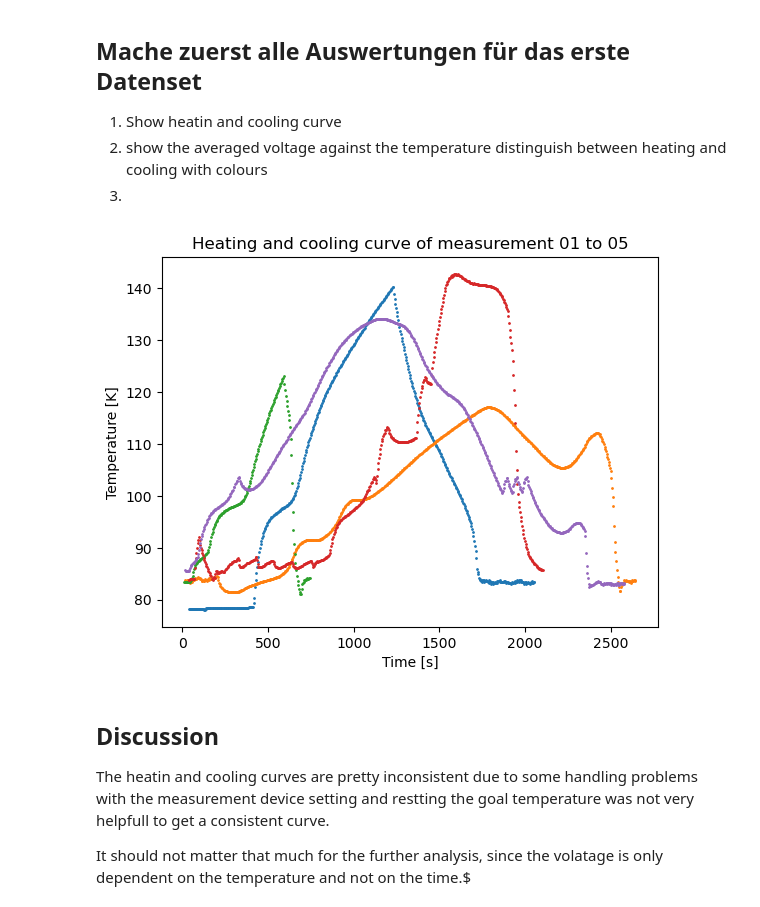
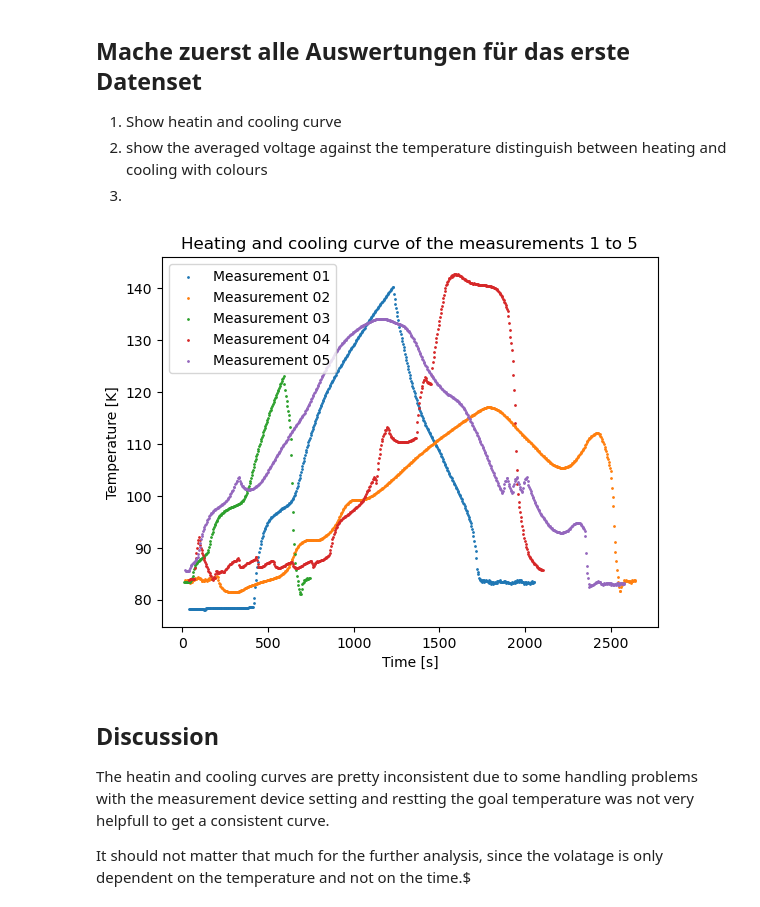
Before and after one commit to JanZur/Solid_state_physics_lab, a Jupyter notebook: solidstates_lab.ipynb, the cells around one changed output. Drawn from its saved outputs; the diff is of its cells as text; code cells hidden in the pictures.

```diff
--- a/solidstates_lab.ipynb
+++ b/solidstates_lab.ipynb
@@ -43,33 +43,34 @@ plt.scatter(measurement_07_data[:,5], measurement_07_data[:,4], s =1)
 # %%
 # 1. Show heating and cooling curve
 #temperature_uncertainty_01 =  np.abs(measurement_01_data[:,5] - measurement_01_data[:,0])
 
 measurement_01_data_average_temperature = (measurement_01_data[:,0] + measurement_01_data[:,5]) / 2
 measurement_02_data_average_temperature = (measurement_02_data[:,0] + measurement_02_data[:,5]) / 2
 measurement_03_data_average_temperature = (measurement_03_data[:,0] + measurement_03_data[:,5]) / 2
 measurement_04_data_average_temperature = (measurement_04_data[:,0] + measurement_04_data[:,5]) / 2
 measurement_05_data_average_temperature = (measurement_05_data[:,0] + measurement_05_data[:,5]) / 2
 measurement_06_data_average_temperature = (measurement_06_data[:,0] + measurement_06_data[:,5]) / 2
 measurement_07_data_average_temperature = (measurement_07_data[:,0] + measurement_07_data[:,5]) / 2
 
 
 plt.scatter(measurement_01_data[:,7],measurement_01_data_average_temperature, s = 1)
 plt.scatter(measurement_02_data[:,7],measurement_02_data_average_temperature, s = 1)
 plt.scatter(measurement_03_data[:,7],measurement_03_data_average_temperature, s = 1)
 plt.scatter(measurement_04_data[:,7],measurement_04_data_average_temperature, s = 1)
 plt.scatter(measurement_05_data[:,7],measurement_05_data_average_temperature, s = 1)
 
 #add error bars to the plot
 plt.errorbar(measurement_01_data[:,7],measurement_01_data_average_temperature, fmt = 'none')
 
 
 
 plt.xlabel('Time [s]')
 plt.ylabel('Temperature [K]')
-plt.title('Heating and cooling curve of measurement 01 to 05')
+plt.title('Heating and cooling curve of the measurements 1 to 5')
+plt.legend(['Measurement 01', 'Measurement 02', 'Measurement 03', 'Measurement 04', 'Measurement 05'])
 plt.show()
 # %% [output]
-[figure, old version]
+[figure, new version]
 # %% [markdown]
 ## Discussion
 The heatin and cooling curves are pretty inconsistent due to some handling problems with the measurement device
```
Also changed, not shown: parts of 4 cells of this notebook.
